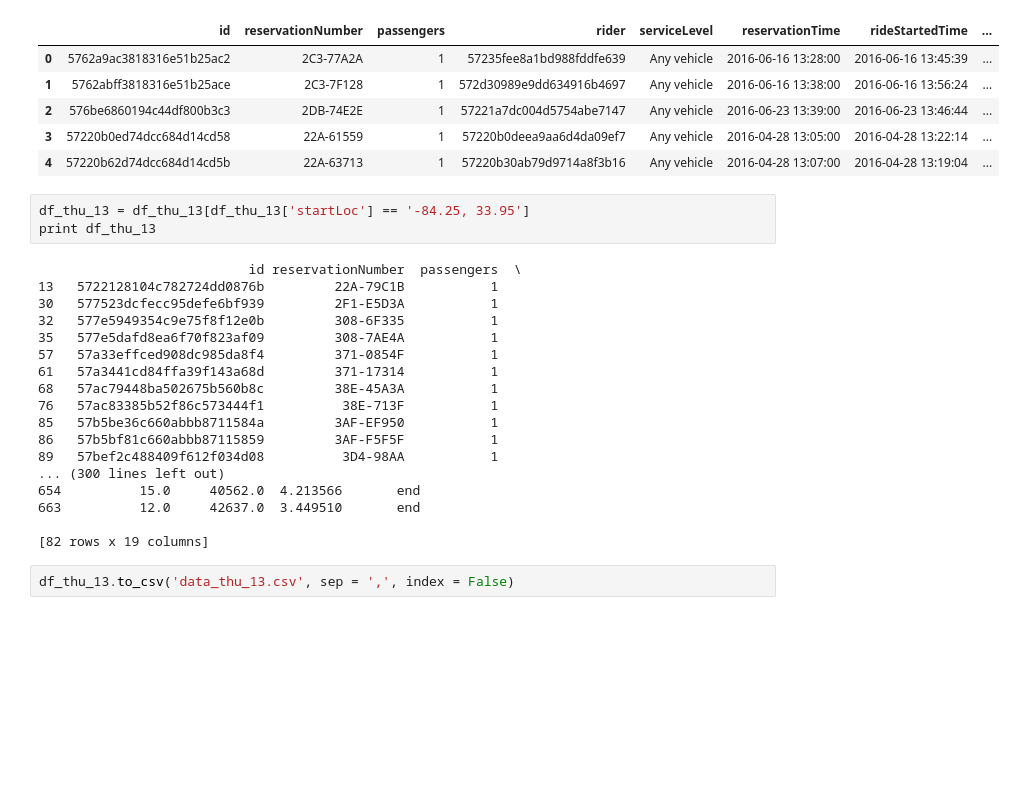
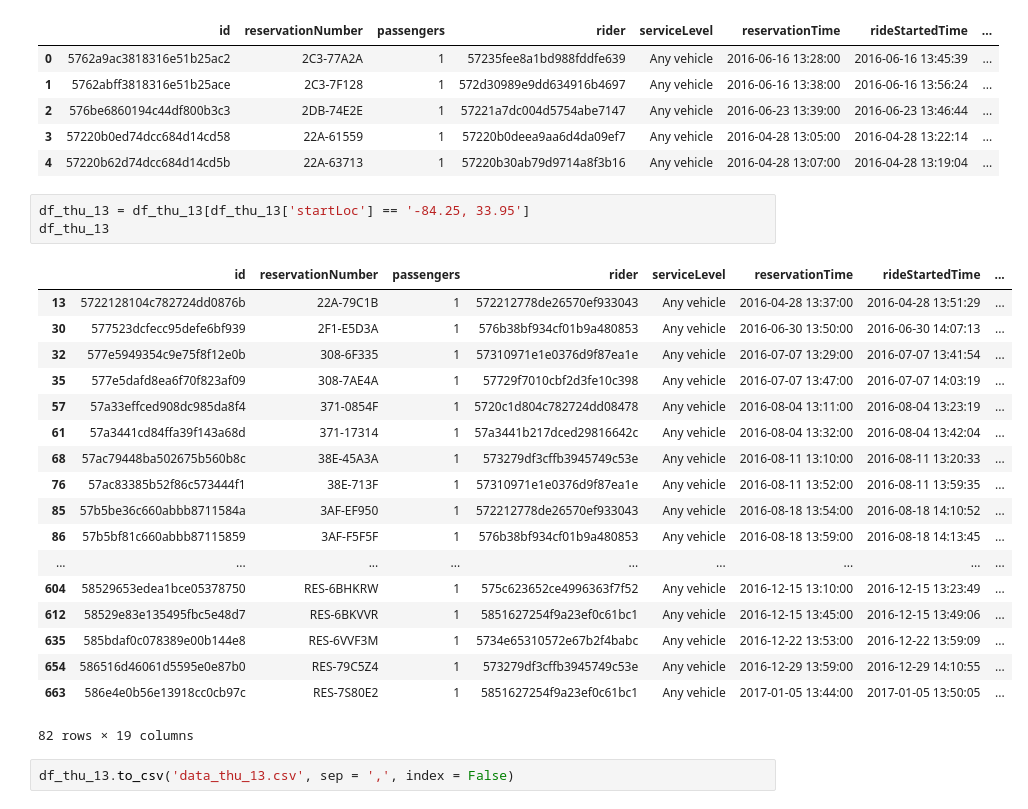
Before and after one commit to jingruli11/capstone, a Jupyter notebook: Clustering_new.ipynb, the cells around one changed output. Drawn from its saved outputs; the diff is of its cells as text; blank space fills up the shorter version.

```diff
--- a/Clustering_new.ipynb
+++ b/Clustering_new.ipynb
@@ -375,24 +375,25 @@ df_thu_13.head()
 | 4 | 57220b62d74dcc684d14cd5b | 22A-63713 | 1 | 57220b30ab79d9714a8f3b16 | Any vehicle | 2016-04-28 13:07:00 | 2016-04-28 13:19:04 | ... |
 # %%
 df_thu_13 = df_thu_13[df_thu_13['startLoc'] == '-84.25, 33.95']
-print df_thu_13
+df_thu_13
 # %% [output]
+|  | id | reservationNumber | passengers | rider | serviceLevel | reservationTime | rideStartedTime | ... |
+| 13 | 5722128104c782724dd0876b | 22A-79C1B | 1 | 572212778de26570ef933043 | Any vehicle | 2016-04-28 13:37:00 | 2016-04-28 13:51:29 | ... |
+| 30 | 577523dcfecc95defe6bf939 | 2F1-E5D3A | 1 | 576b38bf934cf01b9a480853 | Any vehicle | 2016-06-30 13:50:00 | 2016-06-30 14:07:13 | ... |
+| 32 | 577e5949354c9e75f8f12e0b | 308-6F335 | 1 | 57310971e1e0376d9f87ea1e | Any vehicle | 2016-07-07 13:29:00 | 2016-07-07 13:41:54 | ... |
+| 35 | 577e5dafd8ea6f70f823af09 | 308-7AE4A | 1 | 57729f7010cbf2d3fe10c398 | Any vehicle | 2016-07-07 13:47:00 | 2016-07-07 14:03:19 | ... |
+| 57 | 57a33effced908dc985da8f4 | 371-0854F | 1 | 5720c1d804c782724dd08478 | Any vehicle | 2016-08-04 13:11:00 | 2016-08-04 13:23:19 | ... |
+| 61 | 57a3441cd84ffa39f143a68d | 371-17314 | 1 | 57a3441b217dced29816642c | Any vehicle | 2016-08-04 13:32:00 | 2016-08-04 13:42:04 | ... |
+| 68 | 57ac79448ba502675b560b8c | 38E-45A3A | 1 | 573279df3cffb3945749c53e | Any vehicle | 2016-08-11 13:10:00 | 2016-08-11 13:20:33 | ... |
+| 76 | 57ac83385b52f86c573444f1 | 38E-713F | 1 | 57310971e1e0376d9f87ea1e | Any vehicle | 2016-08-11 13:52:00 | 2016-08-11 13:59:35 | ... |
+| 85 | 57b5be36c660abbb8711584a | 3AF-EF950 | 1 | 572212778de26570ef933043 | Any vehicle | 2016-08-18 13:54:00 | 2016-08-18 14:10:52 | ... |
+| 86 | 57b5bf81c660abbb87115859 | 3AF-F5F5F | 1 | 576b38bf934cf01b9a480853 | Any vehicle | 2016-08-18 13:59:00 | 2016-08-18 14:13:45 | ... |
+| ... | ... | ... | ... | ... | ... | ... | ... | ... |
+| 604 | 58529653edea1bce05378750 | RES-6BHKRW | 1 | 575c623652ce4996363f7f52 | Any vehicle | 2016-12-15 13:10:00 | 2016-12-15 13:23:49 | ... |
+| 612 | 58529e83e135495fbc5e48d7 | RES-6BKVVR | 1 | 5851627254f9a23ef0c61bc1 | Any vehicle | 2016-12-15 13:45:00 | 2016-12-15 13:49:06 | ... |
+| 635 | 585bdaf0c078389e00b144e8 | RES-6VVF3M | 1 | 5734e65310572e67b2f4babc | Any vehicle | 2016-12-22 13:53:00 | 2016-12-22 13:59:09 | ... |
+| 654 | 586516d46061d5595e0e87b0 | RES-79C5Z4 | 1 | 573279df3cffb3945749c53e | Any vehicle | 2016-12-29 13:59:00 | 2016-12-29 14:10:55 | ... |
+| 663 | 586e4e0b56e13918cc0cb97c | RES-7S80E2 | 1 | 5851627254f9a23ef0c61bc1 | Any vehicle | 2017-01-05 13:44:00 | 2017-01-05 13:50:05 | ... |
-                           id reservationNumber  passengers  \
-13   5722128104c782724dd0876b         22A-79C1B           1
-30   577523dcfecc95defe6bf939         2F1-E5D3A           1
-32   577e5949354c9e75f8f12e0b         308-6F335           1
-35   577e5dafd8ea6f70f823af09         308-7AE4A           1
-57   57a33effced908dc985da8f4         371-0854F           1
-61   57a3441cd84ffa39f143a68d         371-17314           1
-68   57ac79448ba502675b560b8c         38E-45A3A           1
-76   57ac83385b52f86c573444f1          38E-713F           1
-85   57b5be36c660abbb8711584a         3AF-EF950           1
-86   57b5bf81c660abbb87115859         3AF-F5F5F           1
-89   57bef2c488409f612f034d08          3D4-98AA           1
-... (300 lines left out)
-654          15.0     40562.0  4.213566       end
-663          12.0     42637.0  3.449510       end
-
-[82 rows x 19 columns]
+82 rows × 19 columns
 # %%
 df_thu_13.to_csv('data_thu_13.csv', sep = ',', index = False)
```
Also changed, not shown: parts of 2 cells of this notebook.
